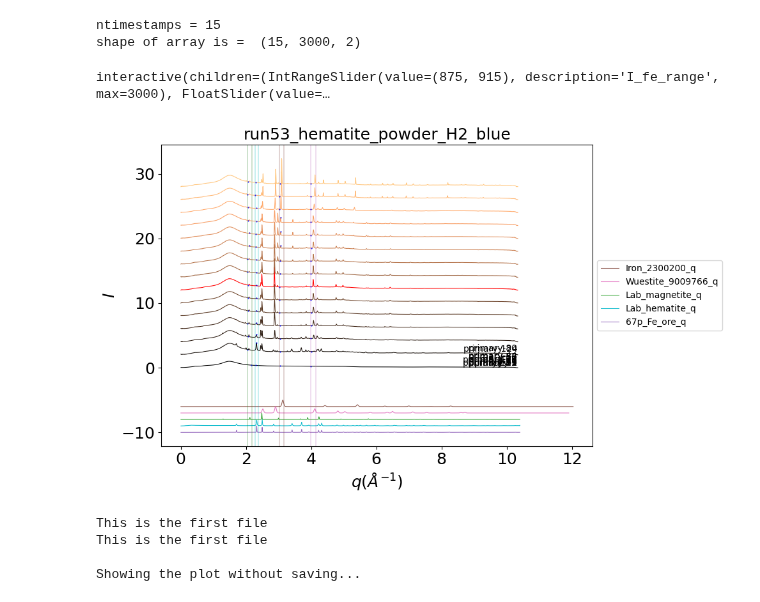
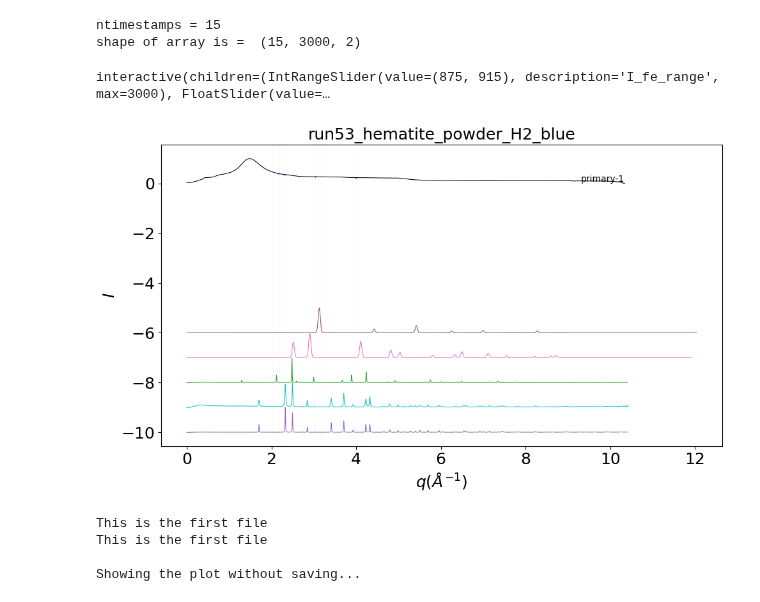
Before and after one commit to lmoghimi/personal-processing, a Jupyter notebook: xrd_phase_analysis_Lauren.ipynb, the cells around one changed output. Saved outputs shown, nothing was run; the diff lists cells and outputs as text; code cells hidden in the pictures.

Commit message:
trying to figure out how to plot run 53????

```diff
--- a/xrd_phase_analysis_Lauren.ipynb
+++ b/xrd_phase_analysis_Lauren.ipynb
@@ -243,8 +243,18 @@ def plotting_peak_fit(I_fe_range, prominence_fe,
         I = rawdata[:, 1]
         I = I - I.min() #"baselining" the data
 
+        '''
         if timestamp == 'primary-1':
           print('This is the first file')
+          #I0 = I
+          I0 = I.copy() #fix I0!!!!!!!!!!!!!!!!!!!!!!!!!
+          I_treated = I0/I0.max()
+        '''
+        if timestamp == 'primary-1': #for run 52
+          print('This is the first file')
+          I_treated = I/I.max()
+        elif timestamp == 'primary-2': #for run 52
+          print('This is the second file')
           #I0 = I
           I0 = I.copy() #fix I0!!!!!!!!!!!!!!!!!!!!!!!!!
           I_treated = I0/I0.max()
@@ -353,34 +363,34 @@ def plotting_peak_fit(I_fe_range, prominence_fe,
             peaks, properties = find_peaks(I_m, prominence_m)
             #print(peaks, properties)
             #print('Index of peak in x that satisfy all given conditions: ', peaks)
             #print('Peak height: ', properties['peak_heights'])
 
             if peaks.size > 0:
               val1_m = q[(I_m_low + peaks)][0]
               val2_m = I_treated[(I_m_low + peaks)][0]
               ##print('M peak is located at q = ', val1_m, ' with I_treated = ', val2_m)
 
               ax.plot(val1_m, val2_m + wf_shift + mark_dist, color = marcol_m, marker=markersh, markersize = markersz)
 
             else:
               ##print('List is empty. No peaks found in the specified range')
               val1_m = float('nan')
               val2_m = 0
 
         #set the values here for this one timestamp
         item = {'Scan#': timestamp_num,
                 'Fe': [val1_fe, val2_fe],
                 'H': [val1_h, val2_h],
                 'W': [val1_w, val2_w],
                 'M': [val1_m, val2_m]
                 }
         find_peak_outputs.append(item)
 
     #print('find_peak_outputs = ', find_peak_outputs) #now that we've finished "for iv, timestamp in enumerate(timestamps)"
     ax.legend(loc='center left', bbox_to_anchor=[1, 0.5])
 # %% [output]
 interactive(children=(IntRangeSlider(value=(875, 915), description='I_fe_range', max=3000), FloatSlider(value=…
-[figure, old version]
+[figure, new version]
 # %%
 #@title Tracking peak position with time (multiple phases)
 for run in ['run53']:
```
